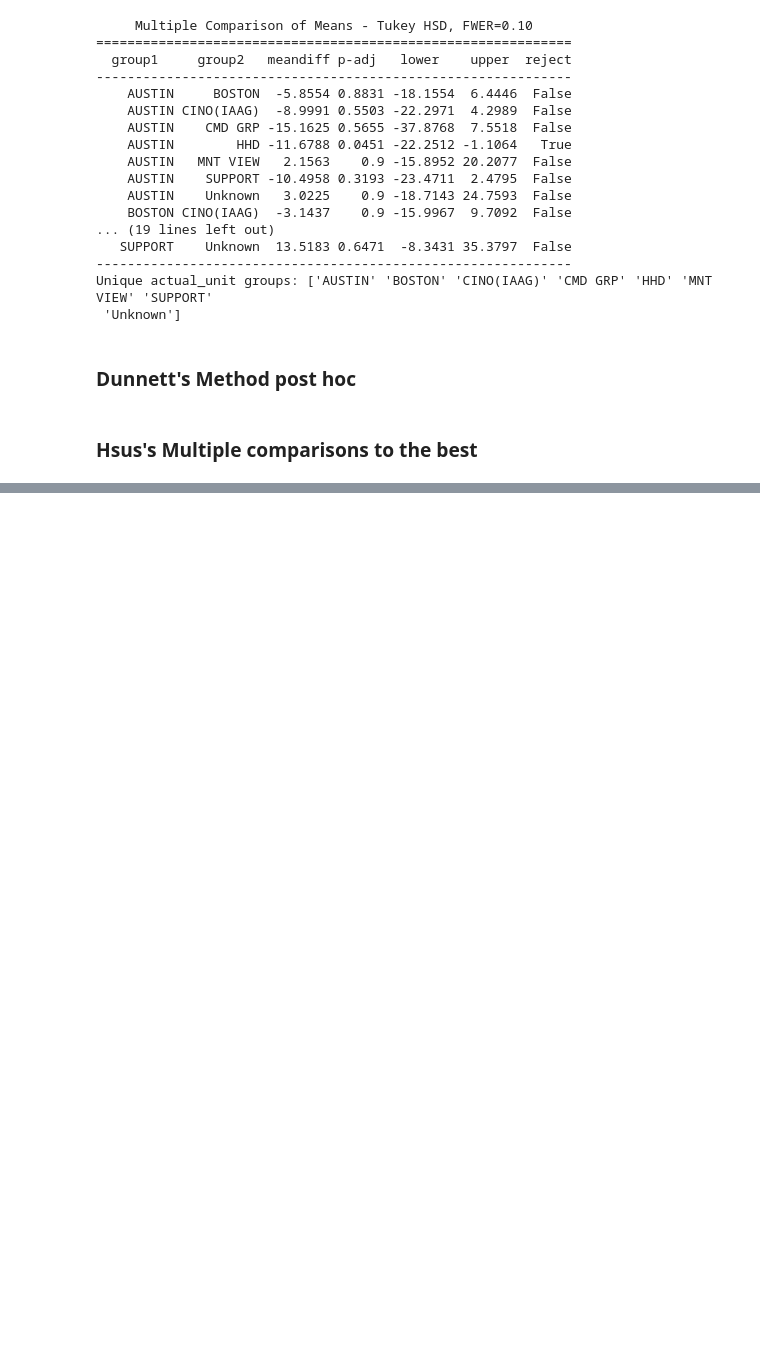
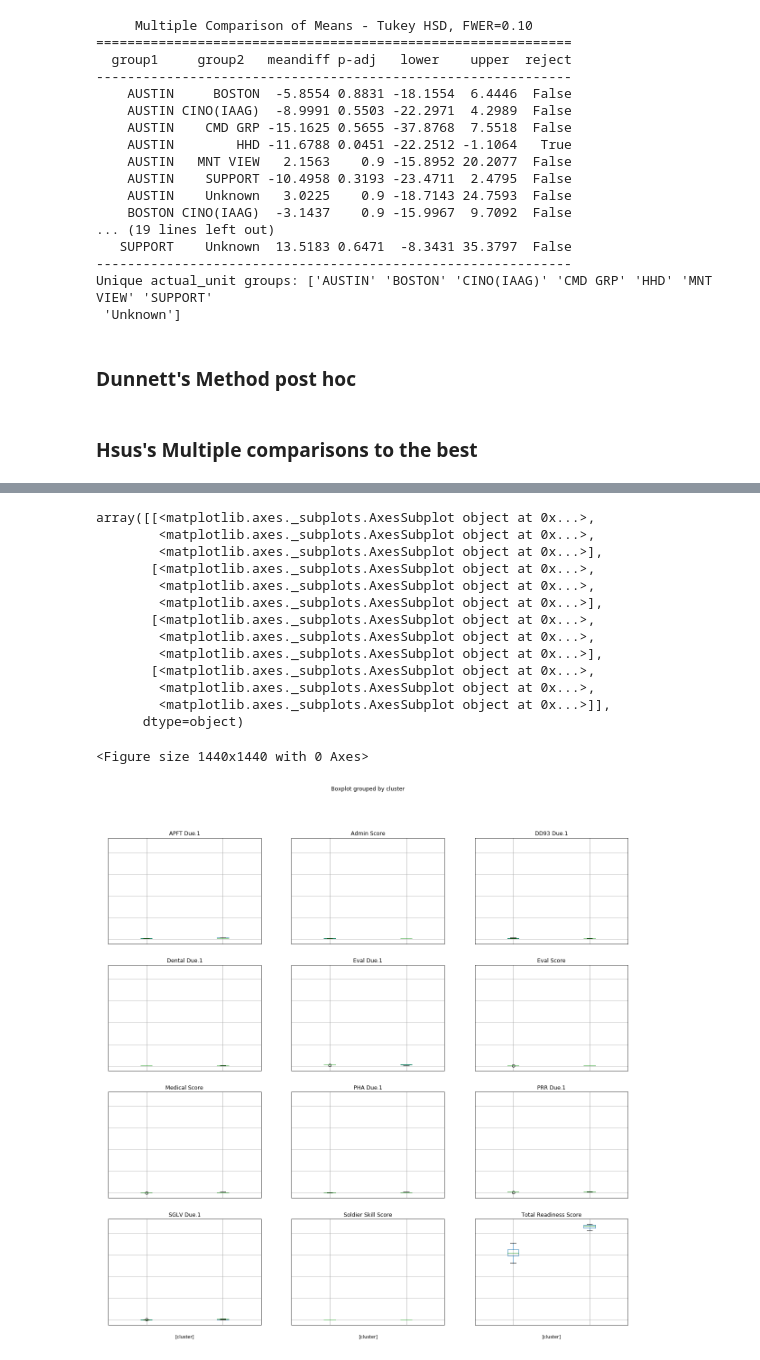
Before and after one commit to sstarr1879/readiness_score, a Jupyter notebook: multicomparison.ipynb, the cells around one changed output, grey strips where cells are left out. Cells and saved outputs as stored; diff of their text form; code cells hidden in the pictures; blank space fills up the shorter version.

```diff
--- a/multicomparison.ipynb
+++ b/multicomparison.ipynb
@@ -313,0 +474,19 @@ Unique actual_unit groups: ['AUSTIN' 'BOSTON' 'CINO(IAAG)' 'CMD GRP' 'HHD' 'MNT
+# %%
+#fig = plt.figure(figsize = (20,20))
+metrics_frame_subset_grouped.boxplot(by='cluster', figsize=(20,20))
+# %% [output]
+array([[<matplotlib.axes._subplots.AxesSubplot object at 0x...>,
+        <matplotlib.axes._subplots.AxesSubplot object at 0x...>,
+        <matplotlib.axes._subplots.AxesSubplot object at 0x...>],
+       [<matplotlib.axes._subplots.AxesSubplot object at 0x...>,
+        <matplotlib.axes._subplots.AxesSubplot object at 0x...>,
+        <matplotlib.axes._subplots.AxesSubplot object at 0x...>],
+       [<matplotlib.axes._subplots.AxesSubplot object at 0x...>,
+        <matplotlib.axes._subplots.AxesSubplot object at 0x...>,
+        <matplotlib.axes._subplots.AxesSubplot object at 0x...>],
+       [<matplotlib.axes._subplots.AxesSubplot object at 0x...>,
+        <matplotlib.axes._subplots.AxesSubplot object at 0x...>,
+        <matplotlib.axes._subplots.AxesSubplot object at 0x...>]],
+      dtype=object)
+<Figure size 1440x1440 with 0 Axes>
+[figure, added]
```
Also changed, not shown: parts of 15 cells of this notebook.
